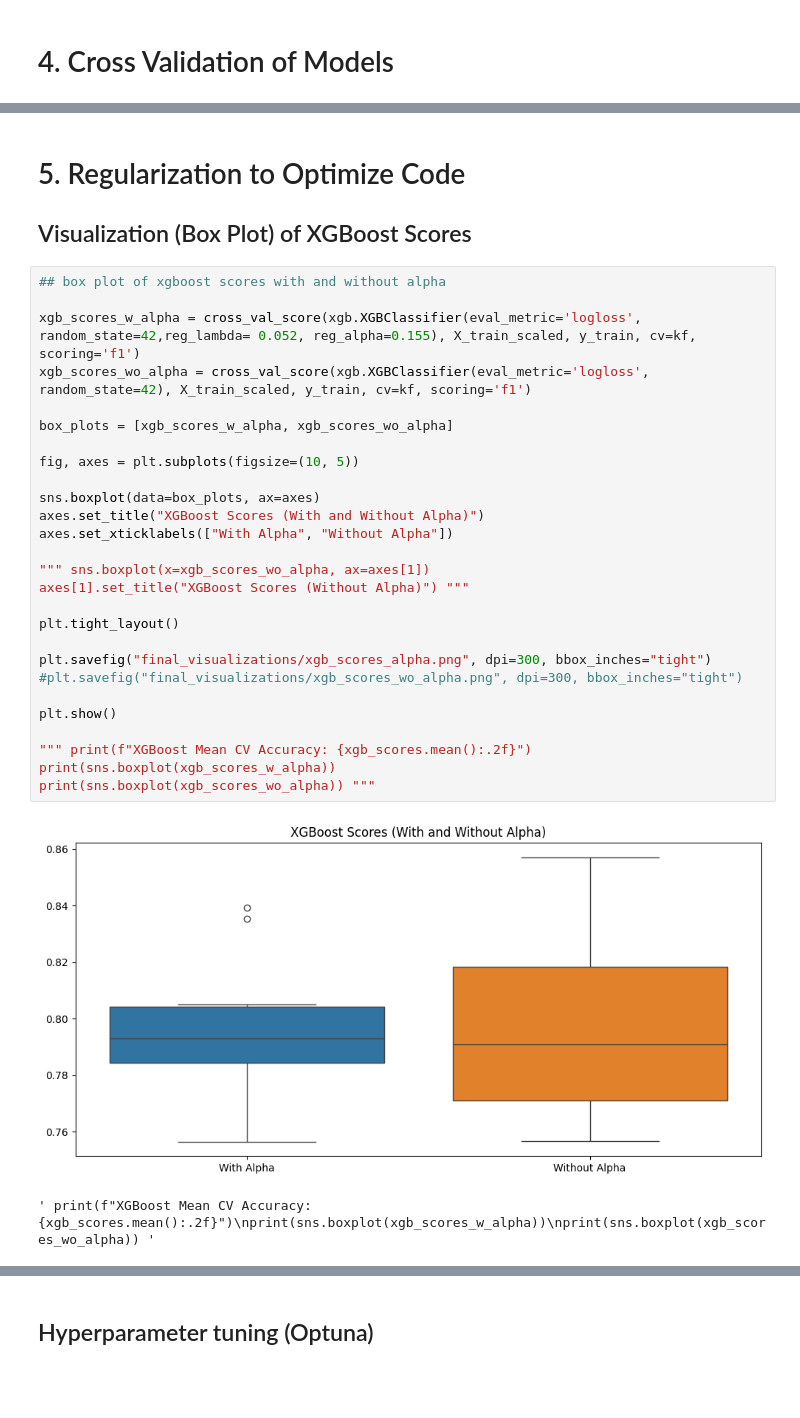
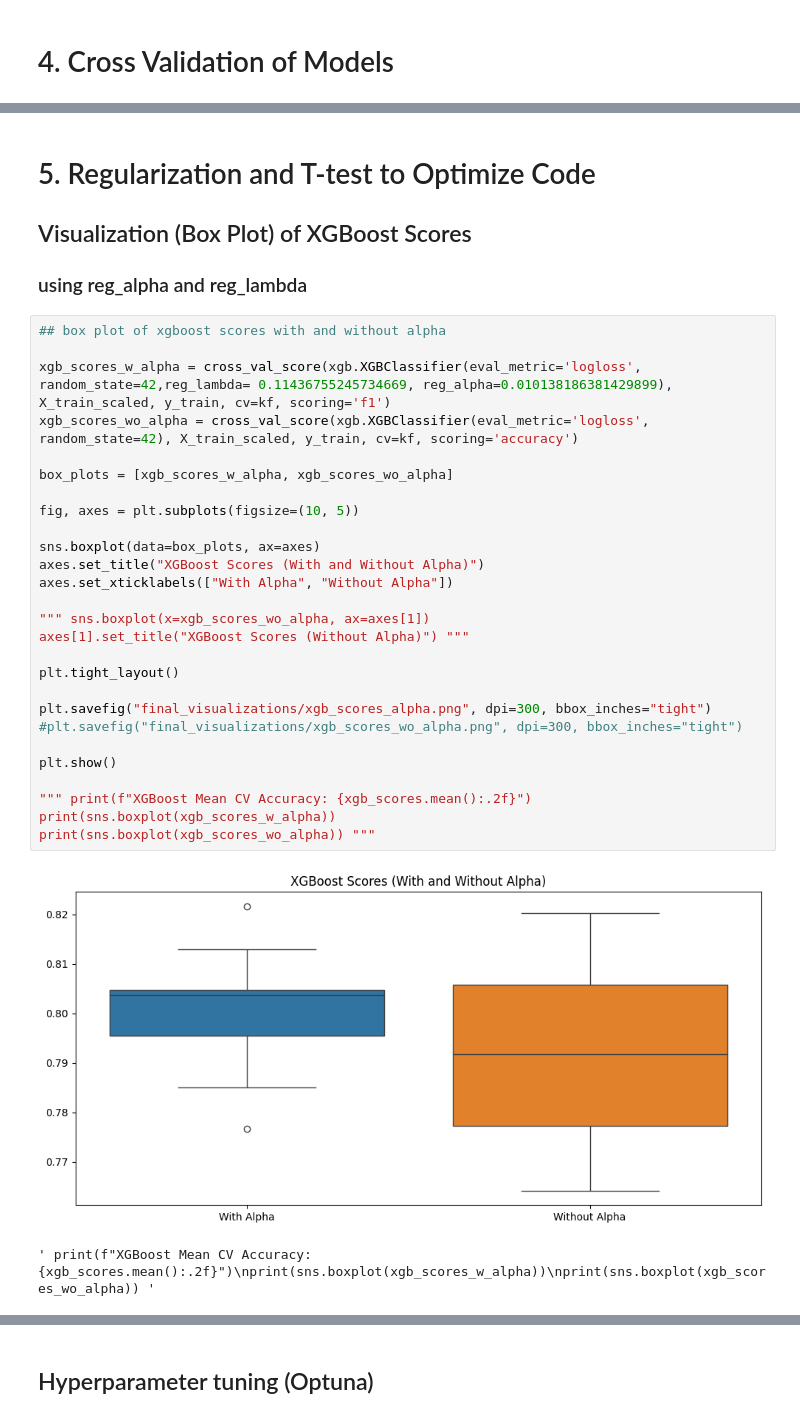
Before and after one commit to BK5102/FURI_Research-Project, a Jupyter notebook: final_analysis.ipynb, the cells around one changed output, grey strips where cells are left out. Saved outputs shown, nothing was run; the diff lists cells and outputs as text; blank space fills up the shorter version.

Commit message:
hyperparameter tuning (t - tes), generated box plot

```diff
--- a/final_analysis.ipynb
+++ b/final_analysis.ipynb
@@ -186,35 +200,36 @@ XGBoost Mean CV Accuracy: 0.80
 # %% [markdown]
-# 5. Regularization to Optimize Code
+# 5. Regularization and T-test to Optimize Code
 ## Visualization (Box Plot) of XGBoost Scores
+### using reg_alpha and reg_lambda
 # %%
 ## box plot of xgboost scores with and without alpha
 
-xgb_scores_w_alpha = cross_val_score(xgb.XGBClassifier(eval_metric='logloss', random_state=42,reg_lambda= 0.052, reg_alpha=0.155), X_train_scaled, y_train, cv=kf, scoring='f1')
-xgb_scores_wo_alpha = cross_val_score(xgb.XGBClassifier(eval_metric='logloss', random_state=42), X_train_scaled, y_train, cv=kf, scoring='f1')
+xgb_scores_w_alpha = cross_val_score(xgb.XGBClassifier(eval_metric='logloss', random_state=42,reg_lambda= 0.11436755245734669, reg_alpha=0.010138186381429899), X_train_scaled, y_train, cv=kf, scoring='f1')
+xgb_scores_wo_alpha = cross_val_score(xgb.XGBClassifier(eval_metric='logloss', random_state=42), X_train_scaled, y_train, cv=kf, scoring='accuracy')
 
 box_plots = [xgb_scores_w_alpha, xgb_scores_wo_alpha]
 
 fig, axes = plt.subplots(figsize=(10, 5))
 
 sns.boxplot(data=box_plots, ax=axes)
 axes.set_title("XGBoost Scores (With and Without Alpha)")
 axes.set_xticklabels(["With Alpha", "Without Alpha"])
 
 """ sns.boxplot(x=xgb_scores_wo_alpha, ax=axes[1])
 axes[1].set_title("XGBoost Scores (Without Alpha)") """
 
 plt.tight_layout()
 
 plt.savefig("final_visualizations/xgb_scores_alpha.png", dpi=300, bbox_inches="tight")
 #plt.savefig("final_visualizations/xgb_scores_wo_alpha.png", dpi=300, bbox_inches="tight")
 
 plt.show()
 
 """ print(f"XGBoost Mean CV Accuracy: {xgb_scores.mean():.2f}")
 print(sns.boxplot(xgb_scores_w_alpha))
 print(sns.boxplot(xgb_scores_wo_alpha)) """
 # %% [output]
-[figure, old version]
+[figure, new version]
 ' print(f"XGBoost Mean CV Accuracy: {xgb_scores.mean():.2f}")\nprint(sns.boxplot(xgb_scores_w_alpha))\nprint(sns.boxplot(xgb_scores_wo_alpha)) '
 # %% [markdown]
 ## Hyperparameter tuning (reg_lambda and reg_alpha)
```
Also changed, not shown: parts of 13 cells of this notebook, 3 other files.
